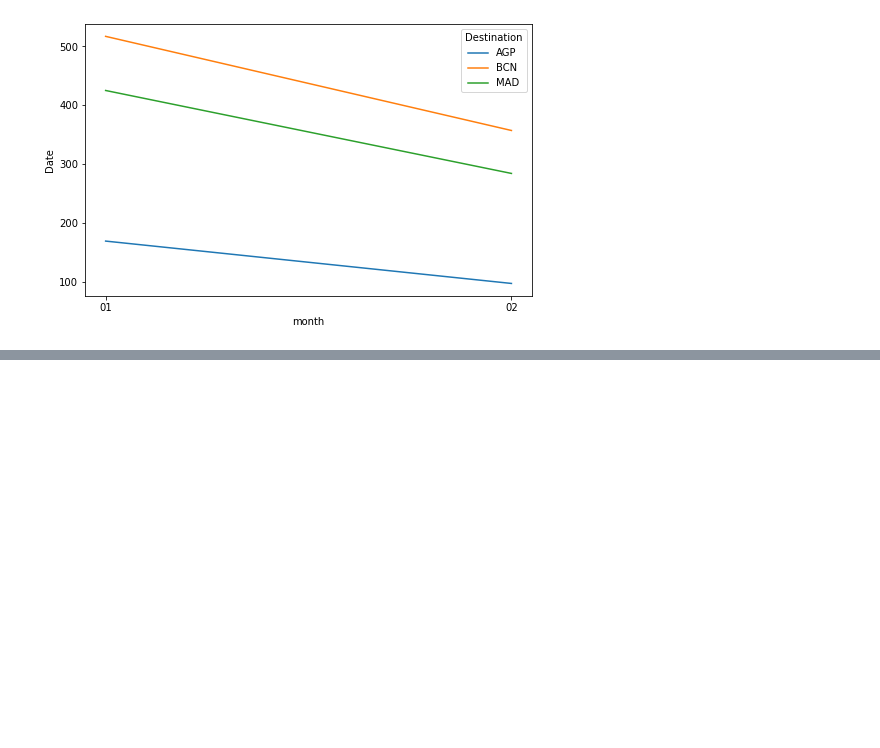
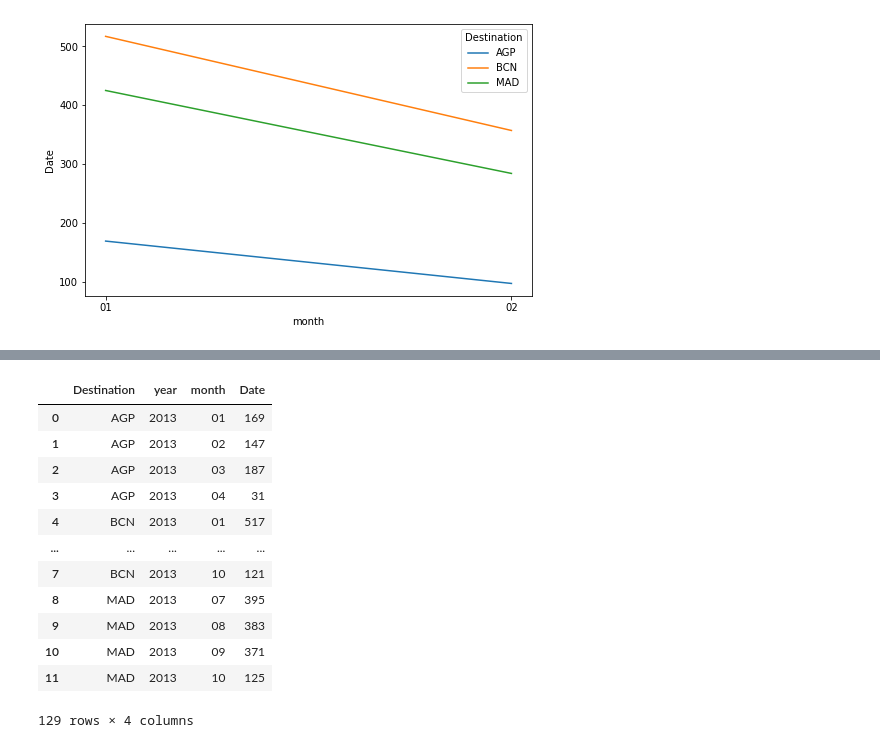
Before and after one commit to malonsol/mario, a Jupyter notebook: challenge/DS_Challenge_Mario.ipynb, the cells around one changed output, grey strips where cells are left out. Saved outputs shown, nothing was run; the diff lists cells and outputs as text; code cells hidden in the pictures; blank space fills up the shorter version.

```diff
--- a/challenge/DS_Challenge_Mario.ipynb
+++ b/challenge/DS_Challenge_Mario.ipynb
@@ -584,0 +571,48 @@ for k, chunk in tqdm(enumerate(tp)):
+# %%
+%%time
+
+# Importar las librerías necesarias:
+import pandas as pd
+import seaborn as sns
+import matplotlib.pyplot as plt
+from tqdm import tqdm
+
+# Importa el archivo, troceándolo en chunks:
+tp = pd.read_csv('/home/dsc/Data/challenge/searches.csv.bz2',
+                 sep='^',
+                 usecols=['Date','Destination'],
+                 iterator=True,
+                 chunksize=1e5)
+# Inicializa el contador de filas:
+filas = 0
+# TEST: número de iteraciones máximas para testeo
+iter_max = 10
+# Crear un DataFrame vacío para appendear cada resultado de los chunks:
+df4 = pd.DataFrame()
+
+# Iterar por cada chunk:
+for k, chunk in tqdm(enumerate(tp)):
+    # TEST: al llegar al número máximo de iteraciones permitido, interrumpe el proceso:
+    if k == iter_max: # Comprobador
+        break # Comprobador
+    # Contador de filas total (chunk a chunk)
+    filas += len(chunk)
+    # Crear columnas auxiliares de Año y Mes:
+    chunk['year'] = chunk['Date'].str[:4]
+    chunk['month'] = chunk['Date'].str[5:7]
+    # Listar las ciudades (IATAs) buscadas:
+    cities = ['AGP', 'MAD', 'BCN']
+    # Filtrar por las ciudades buscadas:
+    df2 = chunk[chunk['Destination'].isin(cities)]
+    # Agrupar primero por Ciudad, luego por Año, y finalmente por Mes (reset_index para formato por columnas):
+    df3 = df2.groupby(['Destination', 'year', 'month']).count().reset_index()
+    # Appendear el grupo resultante al DataFrame inicialmente vacío (df4):
+    df4 = df4.append(df3)
+
+
+# Imprime el contador de filas:
+print(filas)
+
+# TEST: muestra el df4 resultante para inspeccionar:
+df4
+# %% [output]
@@ -584,0 +622,13 @@ for k, chunk in tqdm(enumerate(tp)):
+|  | Destination | year | month | Date |
+| 0 | AGP | 2013 | 01 | 169 |
+| 1 | AGP | 2013 | 02 | 147 |
+| 2 | AGP | 2013 | 03 | 187 |
+| 3 | AGP | 2013 | 04 | 31 |
+| 4 | BCN | 2013 | 01 | 517 |
+| ... | ... | ... | ... | ... |
+| 7 | BCN | 2013 | 10 | 121 |
+| 8 | MAD | 2013 | 07 | 395 |
+| 9 | MAD | 2013 | 08 | 383 |
+| 10 | MAD | 2013 | 09 | 371 |
+| 11 | MAD | 2013 | 10 | 125 |
+129 rows × 4 columns
```
Also changed, not shown: parts of 4 cells of this notebook.
